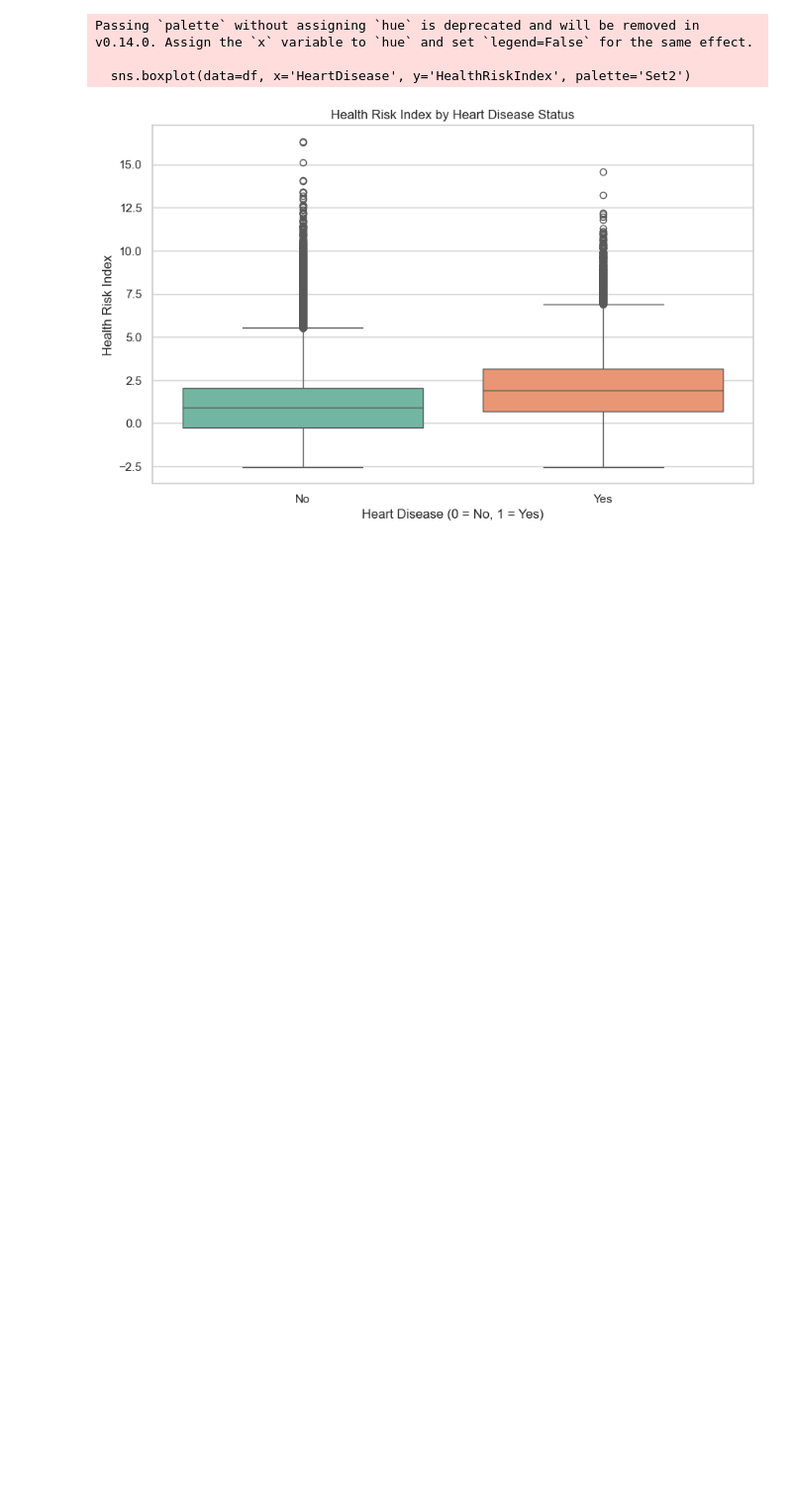
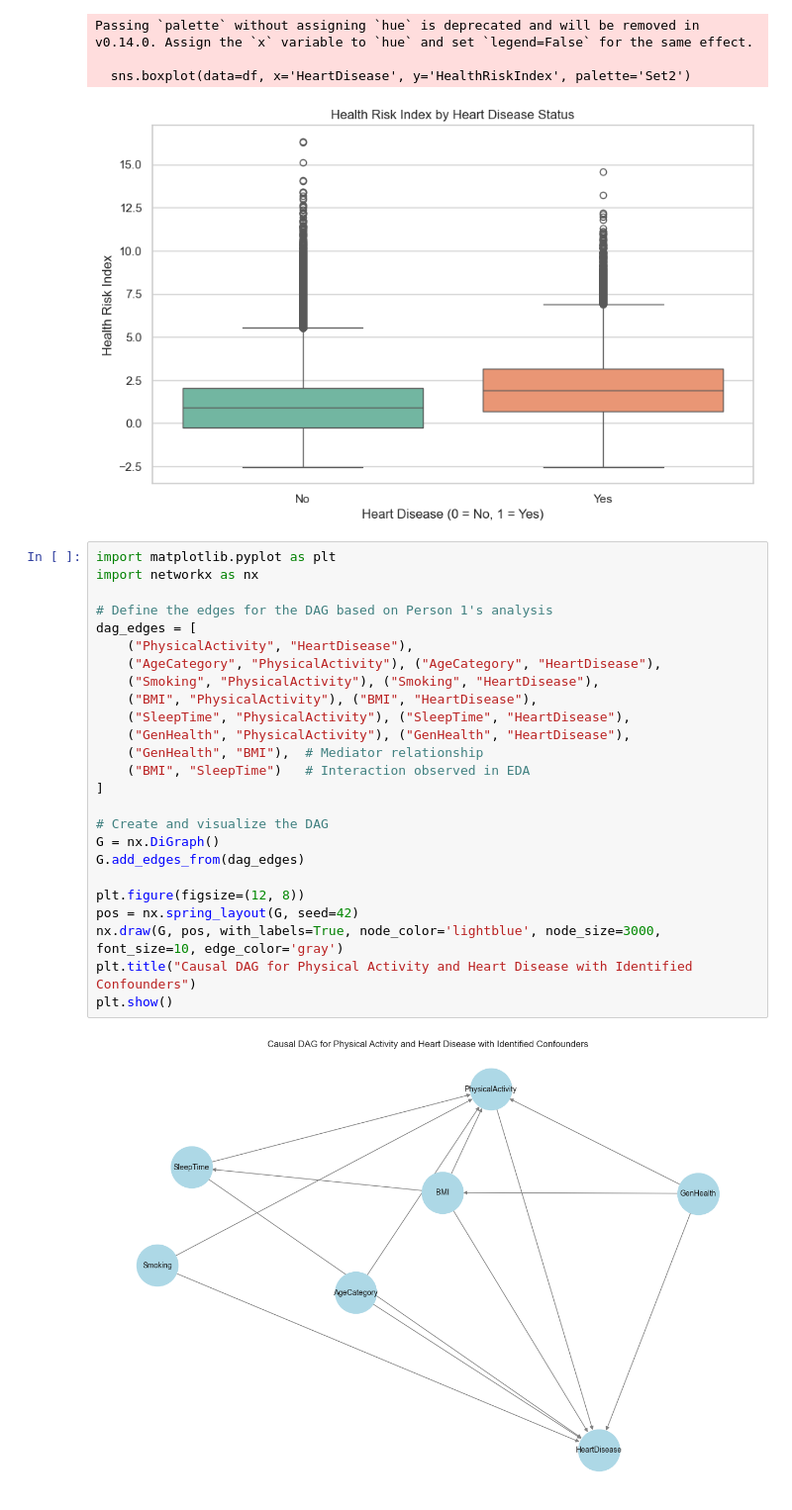
Before and after one commit to sanjna19/CS520_CausalInferenceSanjna, a Jupyter notebook: CS520Project_Refined.ipynb, the cells around one changed output. Shown at 99% size. Drawn from its saved outputs; the diff is of its cells as text; blank space fills up the shorter version.

Commit message:
Add files via upload
includes causal structure

```diff
--- a/CS520Project_Refined.ipynb
+++ b/CS520Project_Refined.ipynb
@@ -669,3 +669,30 @@ Passing `palette` without assigning `hue` is deprecated and will be removed in v
 
   sns.boxplot(data=df, x='HeartDisease', y='HealthRiskIndex', palette='Set2')
 [figure]
+# %%
+import matplotlib.pyplot as plt
+import networkx as nx
+
+# Define the edges for the DAG based on Person 1's analysis
+dag_edges = [
+    ("PhysicalActivity", "HeartDisease"),
+    ("AgeCategory", "PhysicalActivity"), ("AgeCategory", "HeartDisease"),
+    ("Smoking", "PhysicalActivity"), ("Smoking", "HeartDisease"),
+    ("BMI", "PhysicalActivity"), ("BMI", "HeartDisease"),
+    ("SleepTime", "PhysicalActivity"), ("SleepTime", "HeartDisease"),
+    ("GenHealth", "PhysicalActivity"), ("GenHealth", "HeartDisease"),
+    ("GenHealth", "BMI"),  # Mediator relationship
+    ("BMI", "SleepTime")   # Interaction observed in EDA
+]
+
+# Create and visualize the DAG
+G = nx.DiGraph()
+G.add_edges_from(dag_edges)
+
+plt.figure(figsize=(12, 8))
+pos = nx.spring_layout(G, seed=42)
+nx.draw(G, pos, with_labels=True, node_color='lightblue', node_size=3000, font_size=10, edge_color='gray')
+plt.title("Causal DAG for Physical Activity and Heart Disease with Identified Confounders")
+plt.show()
+# %% [output]
+[figure, added]
```
Also changed, not shown: parts of 6 cells of this notebook.
